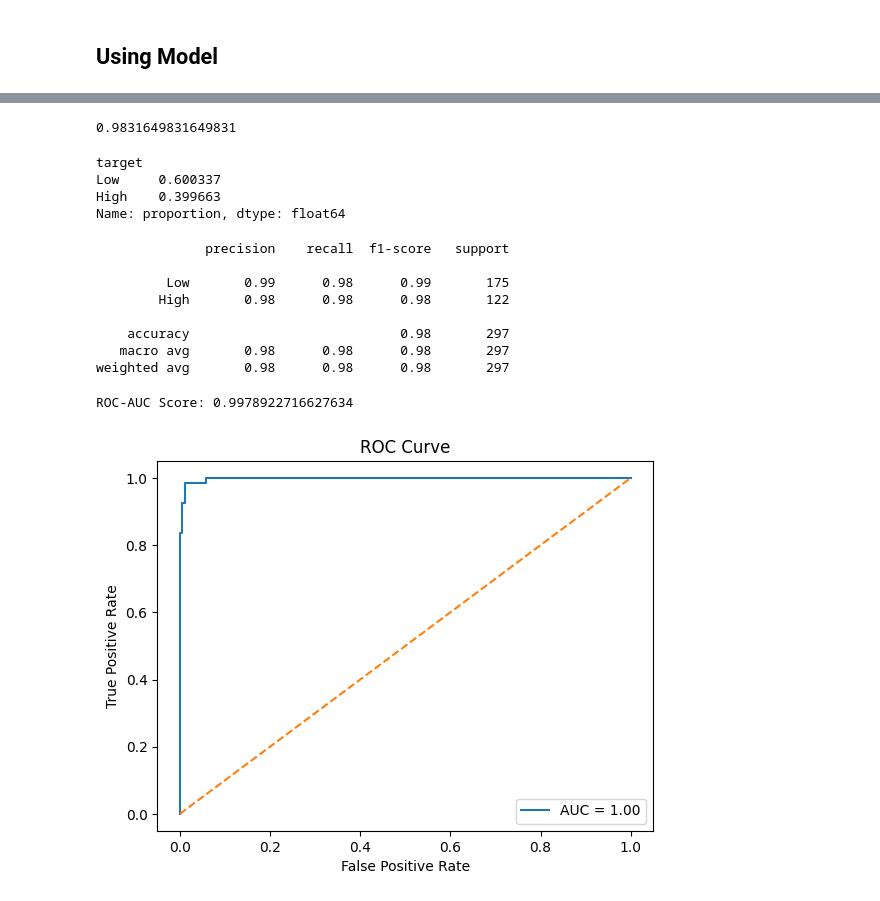
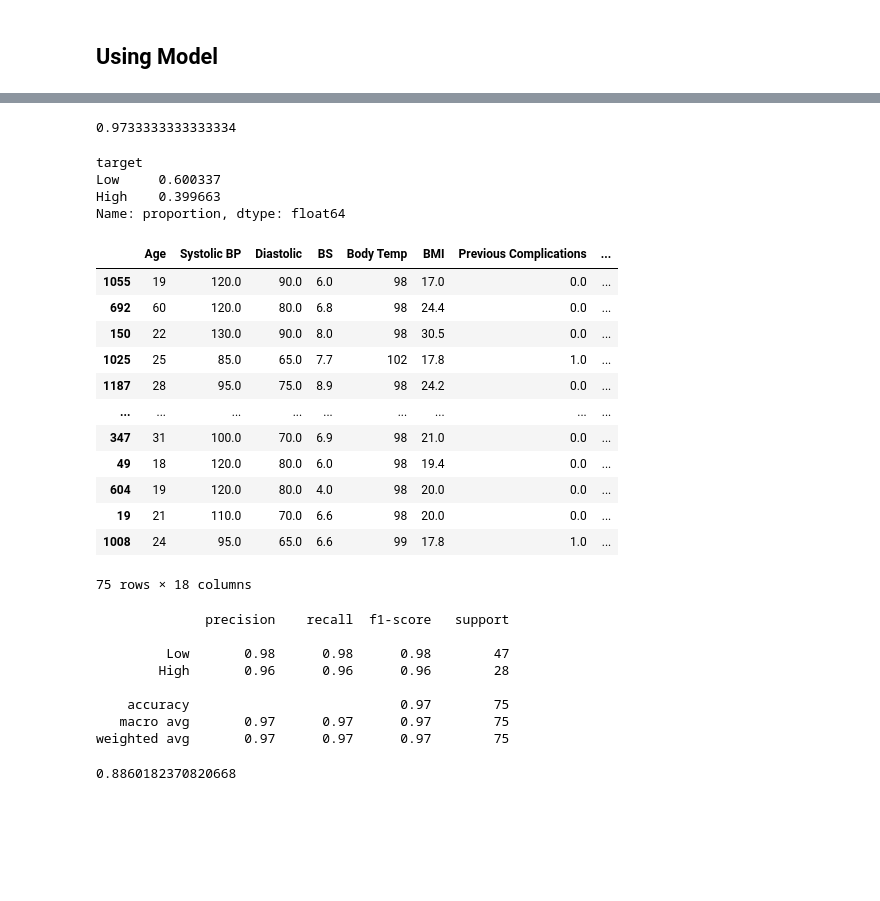
Before and after one commit to sys6-exe/SanRaksha, a Jupyter notebook: maternal-risk-evaluator.ipynb, the cells around one changed output, grey strips where cells are left out. Cells and saved outputs as stored; diff of their text form; code cells hidden in the pictures; blank space fills up the shorter version.

```diff
--- a/maternal-risk-evaluator.ipynb
+++ b/maternal-risk-evaluator.ipynb
@@ -359,4 +320,4 @@ plt.show()
 # %% [markdown]
 ## Using Model
 # %%
-y = [1 if f=='High' else 0 for f in y]
+y1 = [1 if f=='High' else 0 for f in y1]
@@ -363,5 +344,7 @@ y = [1 if f=='High' else 0 for f in y]
 # %%
 from sklearn.model_selection import train_test_split
 X_train, X_test, y_train, y_test = train_test_split(
-    X, y, random_state=1)
+    X, y1, random_state=1)
+# %%
+X_test,X_valid, y_test, y_valid = train_test_split(X_test,y_test,random_state=1)
 # %%
@@ -416,0 +392,2 @@ XGBClassifier(base_score=None, booster=None, callbacks=None,
+# %%
+X_valid.pop('MAP')
@@ -455,9 +435,9 @@ y_test
 # %%
 c=0
 for i in range(len(predictions)):
-    if y_test[i] == predictions[i]:
+    if y_valid[i] == predictions[i]:
         c+=1
 print(c/len(predictions))
 # %% [output]
-0.9831649831649831
+0.9733333333333334
 # %%
@@ -467,36 +447,37 @@ target
 Low     0.600337
 High    0.399663
 Name: proportion, dtype: float64
+# %%
+X_valid
+# %% [output]
+|  | Age | Systolic BP | Diastolic | BS | Body Temp | BMI | Previous Complications | ... |
+| 1055 | 19 | 120.0 | 90.0 | 6.0 | 98 | 17.0 | 0.0 | ... |
+| 692 | 60 | 120.0 | 80.0 | 6.8 | 98 | 24.4 | 0.0 | ... |
+| 150 | 22 | 130.0 | 90.0 | 8.0 | 98 | 30.5 | 0.0 | ... |
+| 1025 | 25 | 85.0 | 65.0 | 7.7 | 102 | 17.8 | 1.0 | ... |
+| 1187 | 28 | 95.0 | 75.0 | 8.9 | 98 | 24.2 | 0.0 | ... |
+| ... | ... | ... | ... | ... | ... | ... | ... | ... |
+| 347 | 31 | 100.0 | 70.0 | 6.9 | 98 | 21.0 | 0.0 | ... |
+| 49 | 18 | 120.0 | 80.0 | 6.0 | 98 | 19.4 | 0.0 | ... |
+| 604 | 19 | 120.0 | 80.0 | 4.0 | 98 | 20.0 | 0.0 | ... |
+| 19 | 21 | 110.0 | 70.0 | 6.6 | 98 | 20.0 | 0.0 | ... |
+| 1008 | 24 | 95.0 | 65.0 | 6.6 | 99 | 17.8 | 1.0 | ... |
+75 rows × 18 columns
 # %%
 from sklearn.metrics import classification_report
 
-print(classification_report(y_test, predictions, target_names=['Low', 'High']))
+print(classification_report(y_valid, predictions, target_names=['Low', 'High']))
 # %% [output]
               precision    recall  f1-score   support
 
-         Low       0.99      0.98      0.99       175
-        High       0.98      0.98      0.98       122
+         Low       0.98      0.98      0.98        47
+        High       0.96      0.96      0.96        28
 
-    accuracy                           0.98       297
-   macro avg       0.98      0.98      0.98       297
-weighted avg       0.98      0.98      0.98       297
+    accuracy                           0.97        75
+   macro avg       0.97      0.97      0.97        75
+weighted avg       0.97      0.97      0.97        75
-# %%
-from sklearn.metrics import roc_auc_score, roc_curve
-#y_proba = model.predict_proba(X_test)[:, 1]
-
-# ROC AUC score
-auc_score = roc_auc_score(y_test, y_proba)
-print("ROC-AUC Score:", auc_score)
-
-# Plotting ROC Curve
-fpr, tpr, _ = roc_curve(y_test, y_proba)
-plt.plot(fpr, tpr, label=f"AUC = {auc_score:.2f}")
-plt.plot([0,1], [0,1], linestyle='--')
-plt.xlabel("False Positive Rate")
-plt.ylabel("True Positive Rate")
-plt.title("ROC Curve")
-plt.legend()
-plt.show()
-# %% [output]
-ROC-AUC Score: 0.9978922716627634
-[figure, removed]
+# %%
+from sklearn.metrics import r2_score
+r2_score(y_valid, predictions)
+# %% [output]
+0.8860182370820668
```
Also changed, not shown: parts of 35 cells of this notebook.
